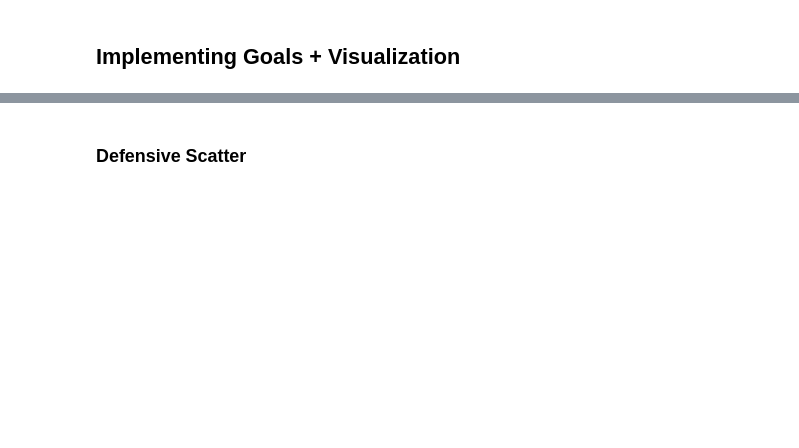
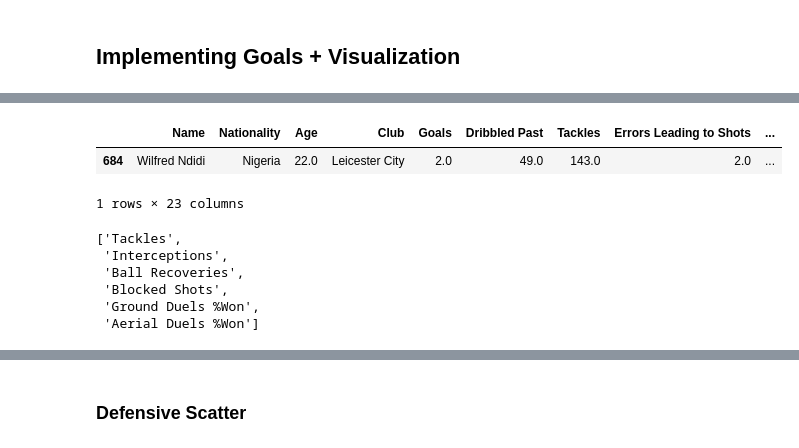
Before and after one commit to rkaahean/fbtyics, a Jupyter notebook: Thomas Partey Profile/Thomas Partey Profile.ipynb, the cells around one changed output, grey strips where cells are left out. Saved outputs shown, nothing was run; the diff lists cells and outputs as text; code cells hidden in the pictures; blank space fills up the shorter version.

Commit message:
Upload Remaining Content
Upload
-Images
-Data Files

```diff
--- a/Thomas Partey Profile/Thomas Partey Profile.ipynb
+++ b/Thomas Partey Profile/Thomas Partey Profile.ipynb
@@ -114,6 +115,7 @@ def create_dataframe(defensive, passing, misc):
     all_data =  pd.concat(all_data)
     all_data = all_data.reset_index().drop([0, 1], axis = 'columns')
     all_data = all_data.rename({2:'Name'}, axis = 'columns')
+    all_data = all_data.drop_duplicates(['Name'], keep = 'last')
     all_data = all_data.set_index(['Name'])
     return all_data
 
@@ -122,8 +124,6 @@ def fifa_df():
     STR_PERM = [
         'CM',
         'CDM',
-        'CMCDM',
-        'CDMCM'
     ]
 
     cols = [
@@ -134,10 +134,10 @@ def fifa_df():
     ]
 
     df = pd.read_table(CDM_DB +'.txt', encoding = "ISO-8859-1", header = None)
-    #df = df[df[4].isin(STR_PERM)]
+    df = df[df[4].str.contains('^CDM', na = False)]
     df = df.drop([2, 3, 4, 6], axis = 'columns')
     df.columns = cols
-    df = df.drop_duplicates()
+    df = df.drop_duplicates(['Name'], keep = 'last')
     return df
 # %%
 #Calling the defined functions
@@ -151,7 +151,22 @@ cdm_df = fifa_df()
 
 #Combing our stats for midfielders + list of CDM's
 cdm_stats = cdm_df.join(all_data, on = 'Name', how = 'inner')
+
+#Converting names to unicode
+conv_dict = {i:unidecode(i) for i in cdm_stats['Name'].values}
+cdm_stats['Name'] = cdm_stats['Name'].replace(conv_dict)
+
+#Getting ball recoveries
+br = pd.read_csv('ball_recoveries.csv')
+br = br[['Player Name', 'BR']]
+br = br.set_index('Player Name')
+cdm_stats = cdm_stats.join(br, on = 'Name', how = 'inner')
+
+cdm_stats = cdm_stats.rename({'BR':'Ball Recoveries'}, axis = 1)
+
+
 cdm_stats.to_csv(CDM_DB + '.csv', index = None)
 
+
+
 #CDM database finalized
-cdm_stats.head()
@@ -175,3 +175,9 @@ cdm_stats.head(2)
+# %%
+cdm_stats[cdm_stats['Name'] == 'Wilfred Ndidi']
+# %% [output]
+|  | Name | Nationality | Age | Club | Goals | Dribbled Past | Tackles | Errors Leading to Shots | ... |
+| 684 | Wilfred Ndidi | Nigeria | 22.0 | Leicester City | 2.0 | 49.0 | 143.0 | 2.0 | ... |
+1 rows × 23 columns
 # %%
 cdm_stats = pd.read_csv(CDM_DB + '.csv', )
 
@@ -224,3 +231,12 @@ META = [
 constraint = cdm_stats[META[-3]] > 900
 
 cdm_stats = cdm_stats[constraint]
+# %%
+DEFENSIVE[0:-4]
+# %% [output]
+['Tackles',
+ 'Interceptions',
+ 'Ball Recoveries',
+ 'Blocked Shots',
+ 'Ground Duels %Won',
+ 'Aerial Duels %Won']
```
Also changed, not shown: parts of 15 cells of this notebook, 33 other files.
